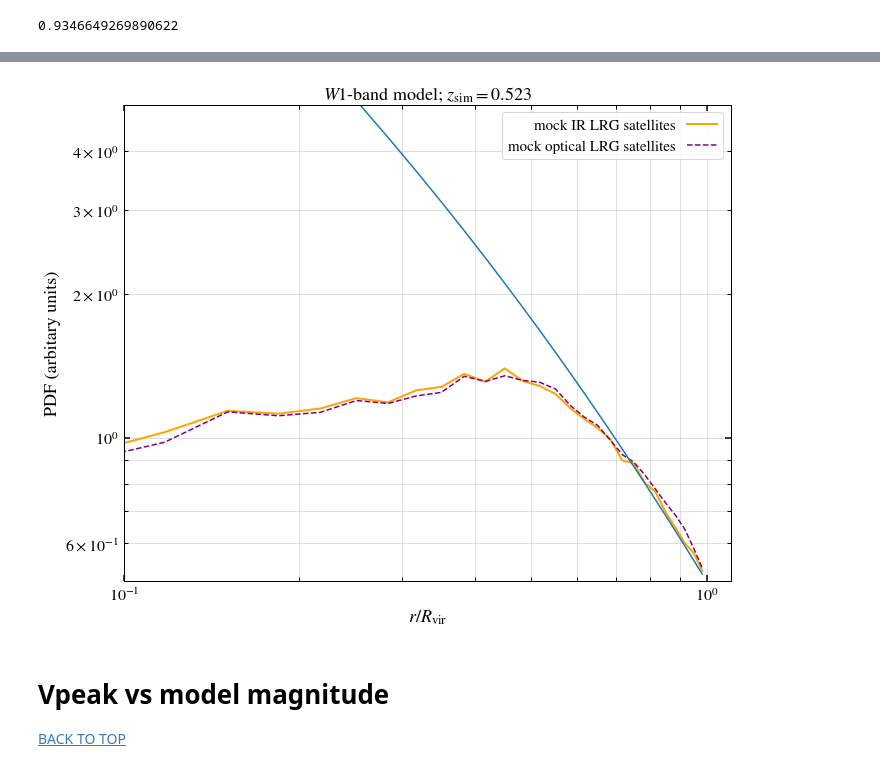
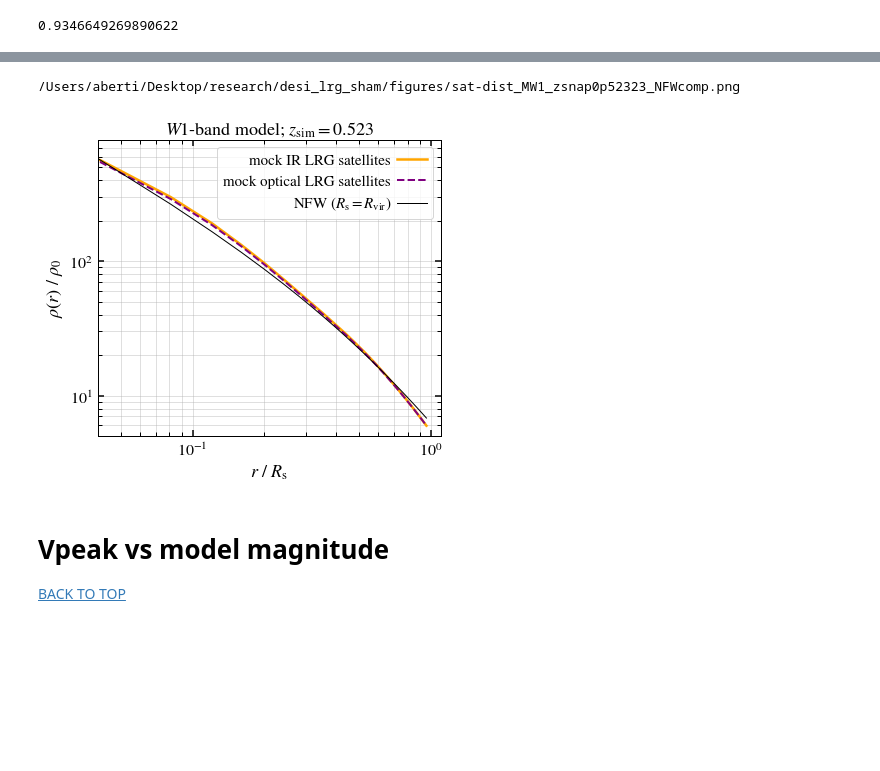
Before and after one commit to angelaberti/desi_lrg_sham, a Jupyter notebook: figures.ipynb, the cells around one changed output, grey strips where cells are left out. Drawn from its saved outputs; the diff is of its cells as text; code cells hidden in the pictures; blank space fills up the shorter version.

```diff
--- a/figures.ipynb
+++ b/figures.ipynb
@@ -559,43 +576,50 @@ plt.show()
 # %%
-H_opt, bins = np.histogram((radii_opt_scaled[radii_opt_scaled < 2]), bins=30, density=True)
+H_opt, bins = np.histogram((radii_opt_scaled[radii_opt_scaled < 2]), bins=25, density=True)
 H_IR,_      = np.histogram((radii_IR_scaled[radii_IR_scaled < 2]), bins=bins, density=True)
+# %%
+p_opt = np.cumsum(H_opt)/((4*np.pi/3)*(bins[1:]**3))
+p_IR  = np.cumsum(H_IR)/((4*np.pi/3)*(bins[1:]**3))
 # %%
 # bins = np.logspace(np.log10(0.1),np.log10(2.0),30)
 
 # H_opt,_ = np.histogram(radii_opt[radii_opt < 2], bins=bins, density=True)
 # H_IR,_  = np.histogram(radii_IR[radii_IR < 2], bins=bins, density=True)
 
-fig, ax = plt.subplots(1, 1, figsize=(10,8))
+fig, ax = plt.subplots(1, 1, figsize=(6,5.5))
 
-ax.loglog((bins[1:]+bins[:-1])/2, H_IR, color="orange", lw=2, label="mock IR LRG satellites")
-ax.loglog((bins[1:]+bins[:-1])/2, H_opt, color="purple", lw=1.5, ls="--", label="mock optical LRG satellites")
+ax.loglog(bins[:-1], p_IR, color="orange", lw=2.5, label="mock IR LRG satellites")
+ax.loglog(bins[:-1], p_opt, color="purple", lw=2, ls="--", label="mock optical LRG satellites")
 
-ax.legend(markerfirst=False, frameon=True)
-ax.set_xlabel(r"$r / R_{\rm vir}$")
-ax.set_ylabel("PDF (arbitary units)")
+ax.set_xlabel(r"$r\ /\ R_{\rm s}$")
+ax.set_ylabel(r"$\rho(r)\ /\ \rho_0$")
 
-ax.set_xlim(0.1,1.1)
-ax.set_ylim(0.5,5)
+ax.set_xlim(0.04,1.1)
+ax.set_ylim(5,8e2)
 
 ax.grid(which="both", alpha=0.5)
 ax.set_title(f"${band[1:]}$-band model; " + r"$z_{\rm sim}$" + f"$={zsim:.3f}$")
 
+r_scaled = bins[:-1]
+
+def p(p0):
+    return p0/(r_scaled*(1 + r_scaled)**2)
+
+p0 = 10**1.4
+
+ax.loglog(r_scaled, p(p0), lw=1, color="k", label=r"NFW ($R_{\rm s}=R_{\rm vir}$)")
+ax.legend(markerfirst=False, frameon=True, handletextpad=0.4)
+
 plt.tight_layout()
 
-figname = f"{BASEDIR}/figures/sat-dist_{band}_{zsnap_tag}.png"
-# print(figname)
-# plt.savefig(figname, bbox_inches="tight", pad_inches=0.1, dpi=200)
+figname = f"{BASEDIR}/figures/sat-dist_{band}_{zsnap_tag}_NFWcomp.png"
+print(figname)
 
-p0 = 2
-
-r_scaled = (bins[1:]+bins[:-1])/2
-p = p0/(r_scaled*(1 + r_scaled)**2)
-
-ax.loglog(r_scaled,p)
+plt.savefig(figname, bbox_inches="tight", pad_inches=0.1, dpi=300)
 
 plt.show()
 # %% [output]
+/Users/aberti/Desktop/research/desi_lrg_sham/figures/sat-dist_MW1_zsnap0p52323_NFWcomp.png
-[figure, old version]
+[figure, new version]
 # %% [markdown]
 <a class="anchor" id="vpeak_vs_mag"></a>
 # Vpeak vs model magnitude
```
Also changed, not shown: parts of 12 cells of this notebook, 3 other files.
